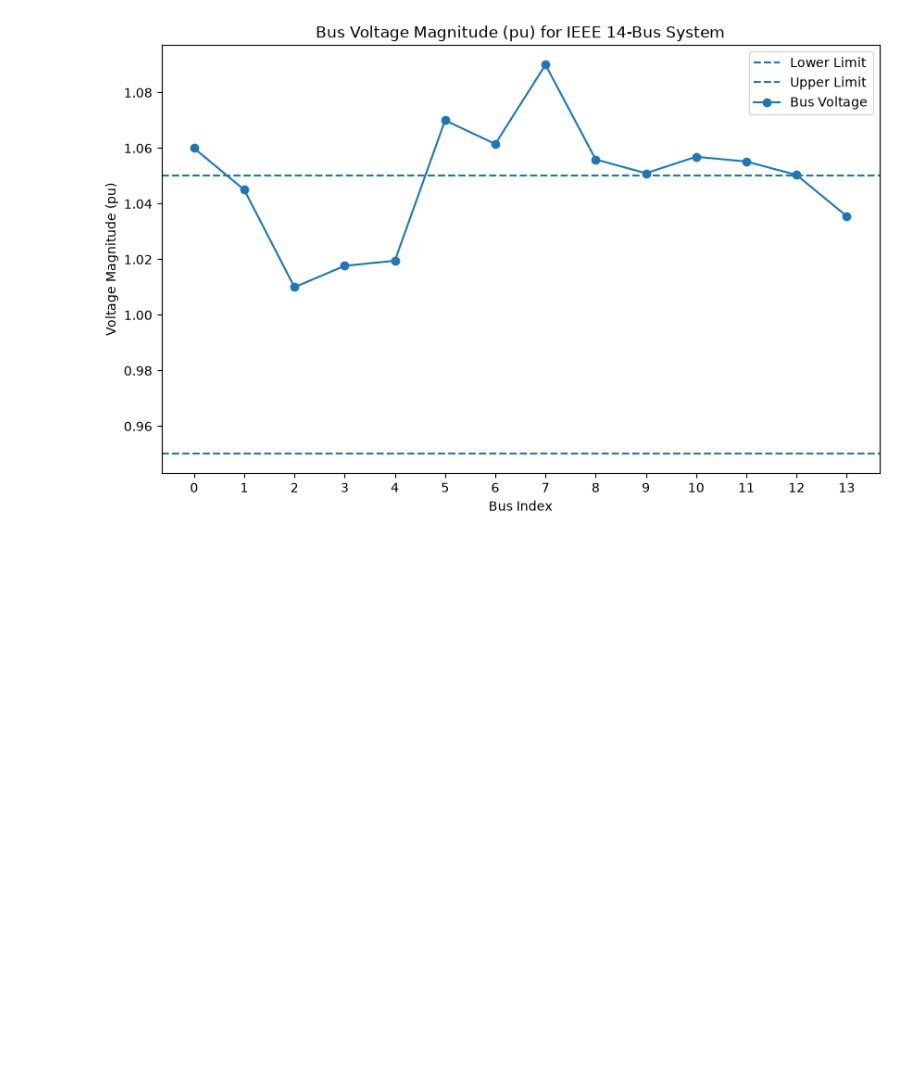
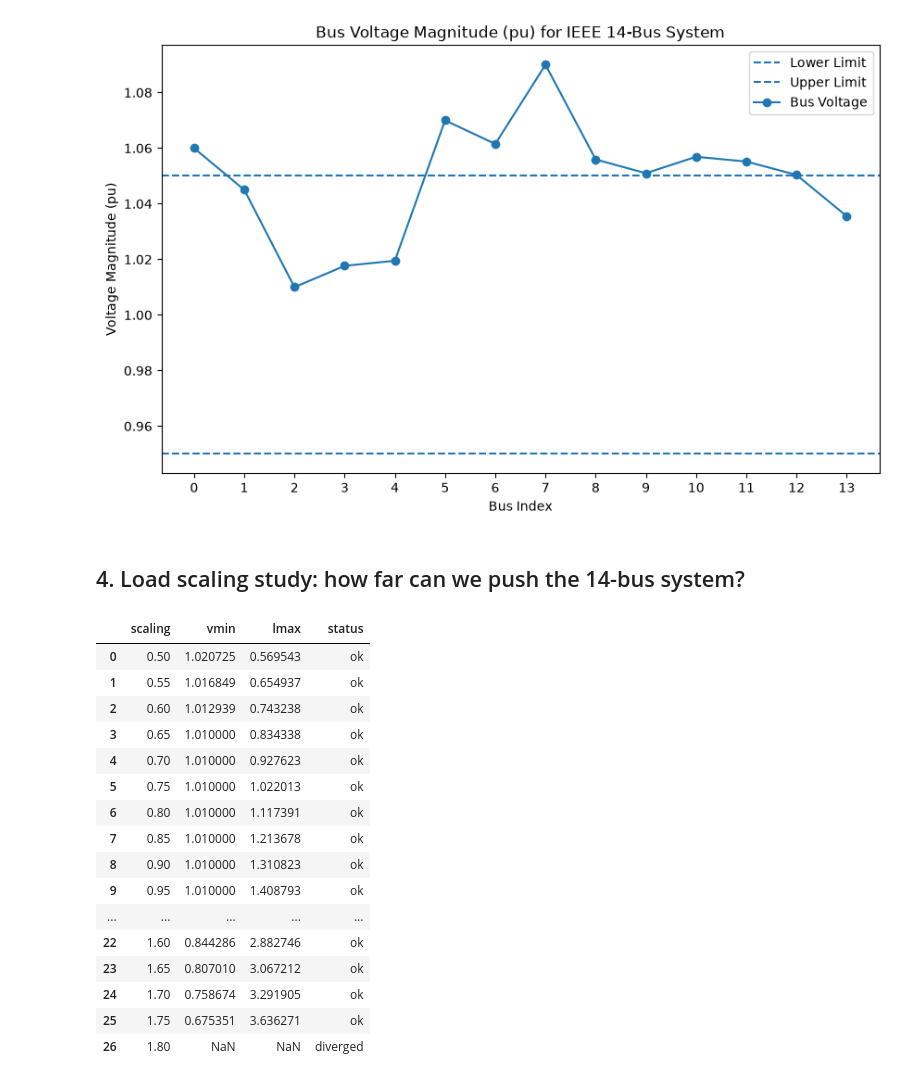
Before and after one commit to joeynievera/mini-interconnect, a Jupyter notebook: powerflow.ipynb, the cells around one changed output. Drawn from its saved outputs; the diff is of its cells as text; code cells hidden in the pictures; blank space fills up the shorter version.

```diff
--- a/powerflow.ipynb
+++ b/powerflow.ipynb
@@ -82,3 +91,41 @@ plt.legend()
 plt.show()
 # %% [output]
 [figure]
+# %% [markdown]
+## 4. Load scaling study: how far can we push the 14-bus system?
+# %%
+results = [ ]
+net14_scaled = case14() # Load the IEEE 14-bus test case
+
+for s in np.round(np.arange(0.5, 3.01, 0.05), 2): # start, stop, step
+    net14_scaled.load.scaling = s
+    try:
+        pp.runpp(net14_scaled, enforce_q_lims=True)
+    except pp.LoadflowNotConverged as e:
+        results.append((s, None, None, "diverged"))
+        break
+    vmin = net14_scaled.res_bus.vm_pu.min()
+    lmax = net14_scaled.res_line.loading_percent.max()
+    results.append((s, vmin, lmax, "ok"))
+
+net14.load.scaling = 1.0
+result_frame = pd.DataFrame(results, columns=["scaling", "vmin", "lmax", "status"])
+display(result_frame)
+# %% [output]
+|  | scaling | vmin | lmax | status |
+| 0 | 0.50 | 1.020725 | 0.569543 | ok |
+| 1 | 0.55 | 1.016849 | 0.654937 | ok |
+| 2 | 0.60 | 1.012939 | 0.743238 | ok |
+| 3 | 0.65 | 1.010000 | 0.834338 | ok |
+| 4 | 0.70 | 1.010000 | 0.927623 | ok |
+| 5 | 0.75 | 1.010000 | 1.022013 | ok |
+| 6 | 0.80 | 1.010000 | 1.117391 | ok |
+| 7 | 0.85 | 1.010000 | 1.213678 | ok |
+| 8 | 0.90 | 1.010000 | 1.310823 | ok |
+| 9 | 0.95 | 1.010000 | 1.408793 | ok |
+| ... | ... | ... | ... | ... |
+| 22 | 1.60 | 0.844286 | 2.882746 | ok |
+| 23 | 1.65 | 0.807010 | 3.067212 | ok |
+| 24 | 1.70 | 0.758674 | 3.291905 | ok |
+| 25 | 1.75 | 0.675351 | 3.636271 | ok |
+| 26 | 1.80 | NaN | NaN | diverged |
```
Also changed, not shown: parts of 11 cells of this notebook.
